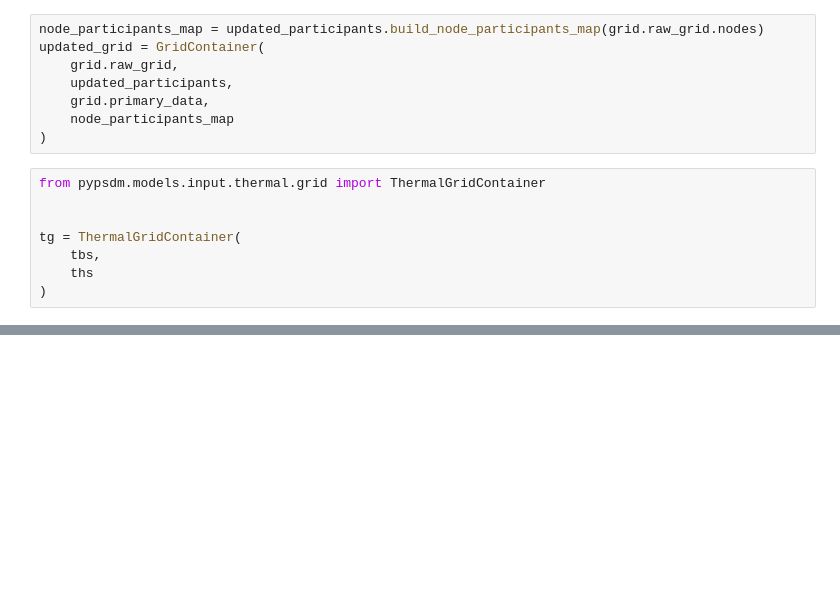
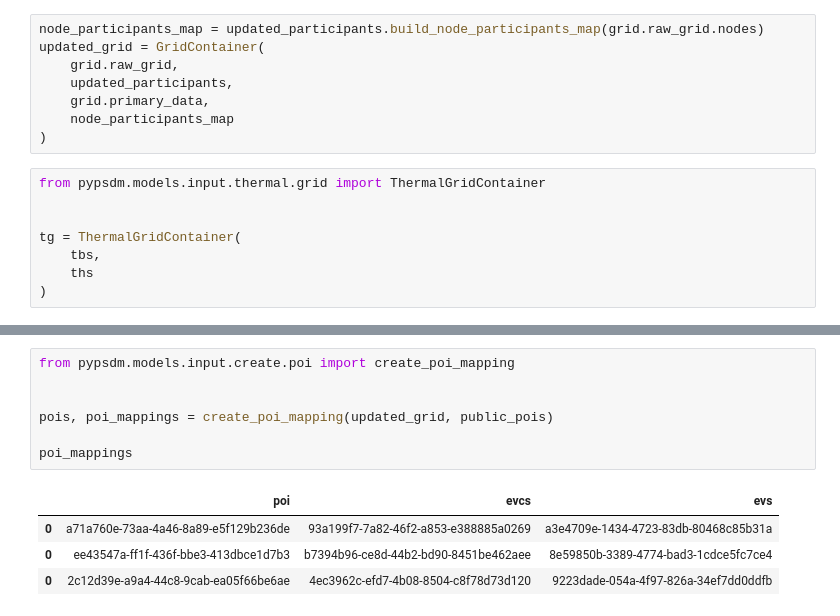
Before and after one commit to ie3-institute/pypsdm, a Jupyter notebook: nbs/create_grid.ipynb, the cells around one changed output, grey strips where cells are left out. Saved outputs shown, nothing was run; the diff lists cells and outputs as text; blank space fills up the shorter version.

```diff
--- a/nbs/create_grid.ipynb
+++ b/nbs/create_grid.ipynb
@@ -195,0 +234,12 @@ tg.to_csv("./grid")
+# %%
+from pypsdm.models.input.create.poi import create_poi_mapping
+
+
+pois, poi_mappings = create_poi_mapping(updated_grid, public_pois)
+
+poi_mappings
+# %% [output]
+|  | poi | evcs | evs |
+| 0 | a71a760e-73aa-4a46-8a89-e5f129b236de | 93a199f7-7a82-46f2-a853-e388885a0269 | a3e4709e-1434-4723-83db-80468c85b31a |
+| 0 | ee43547a-ff1f-436f-bbe3-413dbce1d7b3 | b7394b96-ce8d-44b2-bd90-8451be462aee | 8e59850b-3389-4774-bad3-1cdce5fc7ce4 |
+| 0 | 2c12d39e-a9a4-44c8-9cab-ea05f66be6ae | 4ec3962c-efd7-4b08-8504-c8f78d73d120 | 9223dade-054a-4f97-826a-34ef7dd0ddfb |
```
Also changed, not shown: parts of 14 cells of this notebook, 4 other files.
